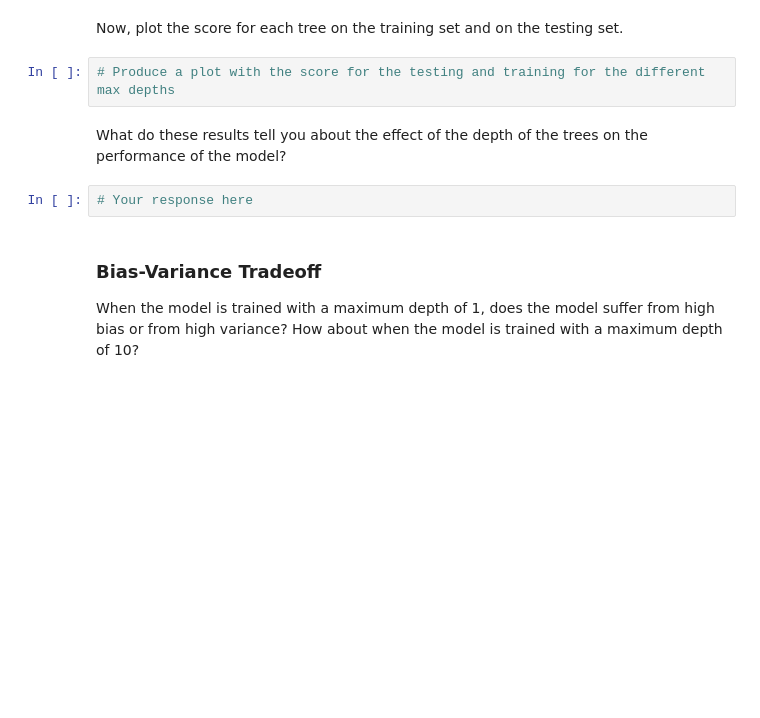
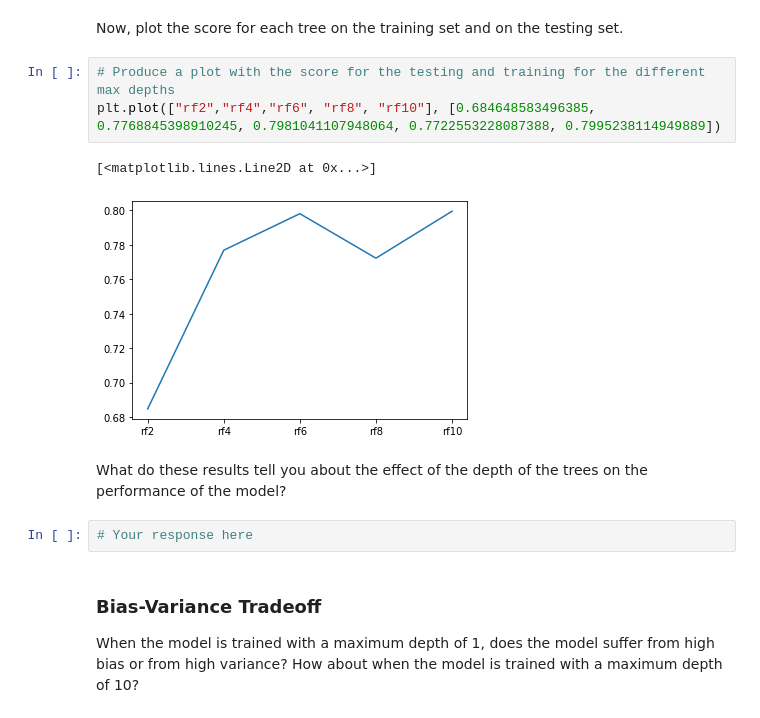
Before and after one commit to cinlaozdemir/lab-problems-with-ML, a Jupyter notebook: your-code/lab_boston_housing.ipynb, the cells around one changed output. Saved outputs shown, nothing was run; the diff lists cells and outputs as text; blank space fills up the shorter version.

```diff
--- a/your-code/lab_boston_housing.ipynb
+++ b/your-code/lab_boston_housing.ipynb
@@ -246,6 +285,10 @@ rf_model_10 = RandomForestRegressor(max_depth=10)
 Now, plot the score for each tree on the training set and on the testing set.
 # %%
 # Produce a plot with the score for the testing and training for the different max depths
+plt.plot(["rf2","rf4","rf6", "rf8", "rf10"], [0.684648583496385, 0.7768845398910245, 0.7981041107948064, 0.7722553228087388, 0.7995238114949889])
+# %% [output]
+[<matplotlib.lines.Line2D at 0x...>]
+[figure, added]
 # %% [markdown]
 What do these results tell you about the effect of the depth of the trees on the performance of the model?
 # %%
```
Also changed, not shown: parts of 3 cells of this notebook.
